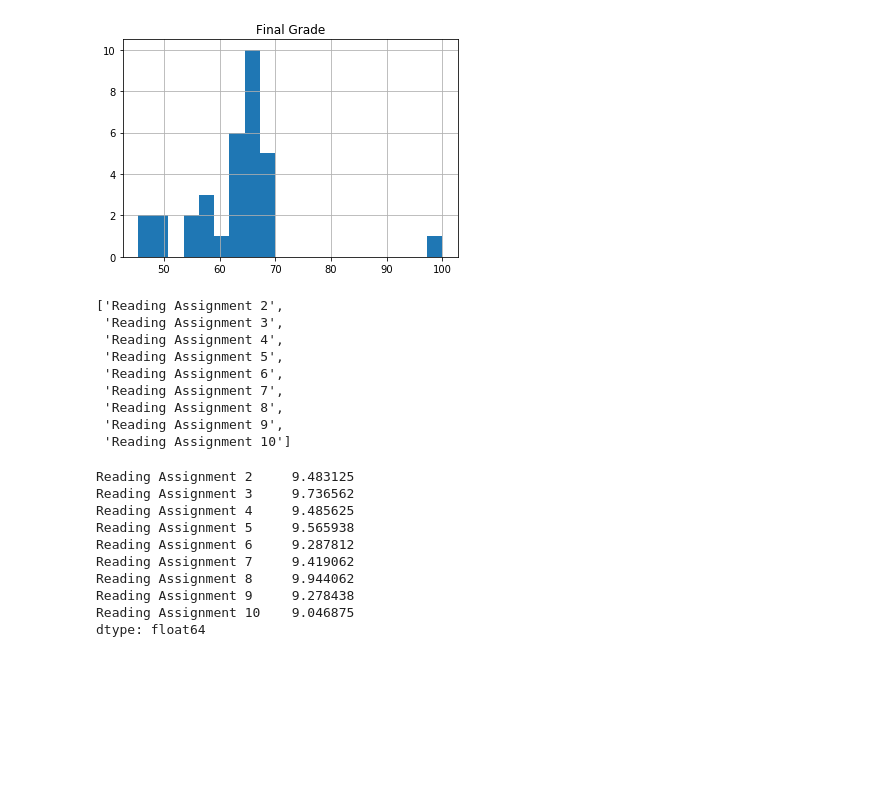
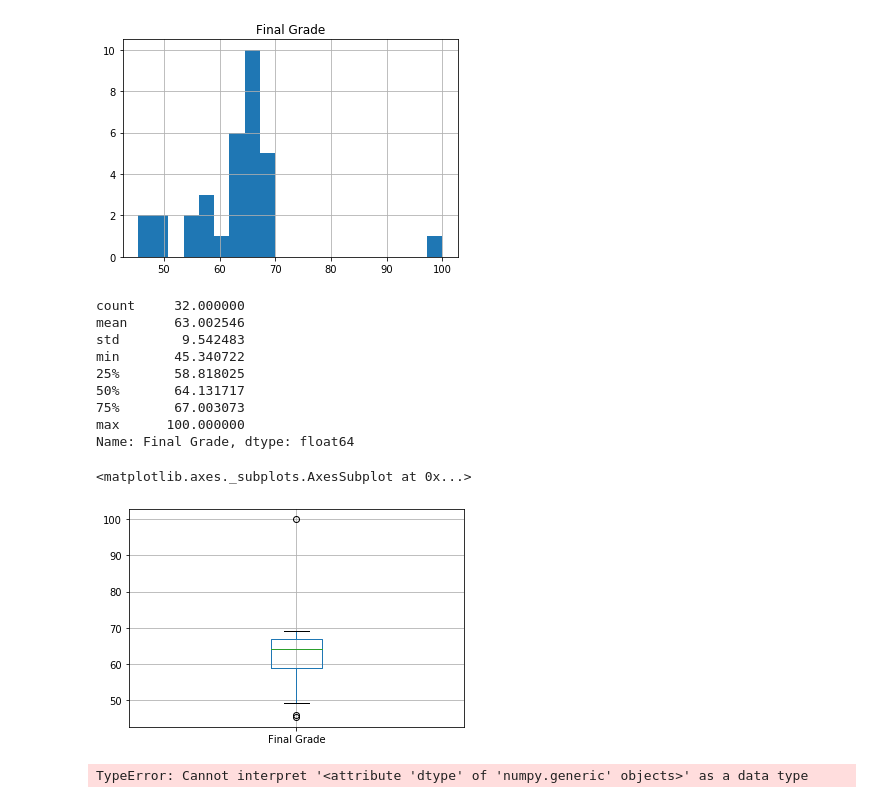
Before and after one commit to smerapala/1223-dashboard, a Jupyter notebook: Descriptive.ipynb, the cells around one changed output. Cells and saved outputs as stored; diff of their text form; code cells hidden in the pictures; blank space fills up the shorter version.

```diff
--- a/Descriptive.ipynb
+++ b/Descriptive.ipynb
@@ -27,29 +41,27 @@ df.hist(column='Final Grade', bins=20)
 array([[<matplotlib.axes._subplots.AxesSubplot object at 0x...>]],
       dtype=object)
 [figure]
-# %%
-filter_col_reading = [col for col in df if col.startswith('Reading')]
-filter_col_reading
-# %% [output]
-['Reading Assignment 2',
- 'Reading Assignment 3',
- 'Reading Assignment 4',
- 'Reading Assignment 5',
- 'Reading Assignment 6',
- 'Reading Assignment 7',
- 'Reading Assignment 8',
- 'Reading Assignment 9',
- 'Reading Assignment 10']
-# %%
-df[filter_col_reading].mean()
-# %% [output]
-Reading Assignment 2     9.483125
-Reading Assignment 3     9.736562
-Reading Assignment 4     9.485625
-Reading Assignment 5     9.565938
-Reading Assignment 6     9.287812
-Reading Assignment 7     9.419062
-Reading Assignment 8     9.944062
-Reading Assignment 9     9.278438
-Reading Assignment 10    9.046875
-dtype: float64
+# %%
+print(df['Final Grade'].describe())
+df.boxplot(column='Final Grade')
+# %% [output]
+count     32.000000
+mean      63.002546
+std        9.542483
+min       45.340722
+25%       58.818025
+50%       64.131717
+75%       67.003073
+max      100.000000
+Name: Final Grade, dtype: float64
+<matplotlib.axes._subplots.AxesSubplot at 0x...>
+[figure, added]
+# %%
+#filter_col_reading = [col for col in df if col.startswith('Reading')]
+filter_col_reading = [col for col in df if col.startswith('Reading')]
+df[filter_col_reading].describe()
+#df['Reading Total'] = filter_col_reading.sum()
+#df['Reading Total'] = df.loc[:, df.columns.str.startswith("Reading")].sum()
+#df.head()
+# %% [output]
+TypeError: Cannot interpret '<attribute 'dtype' of 'numpy.generic' objects>' as a data type
```
Also changed, not shown: parts of 20 cells of this notebook, 6 other files.
